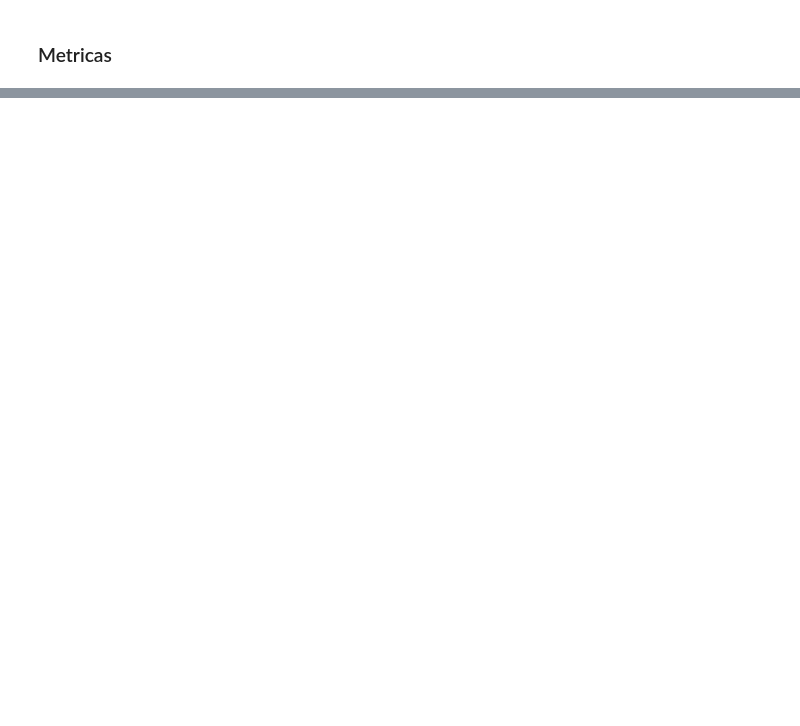
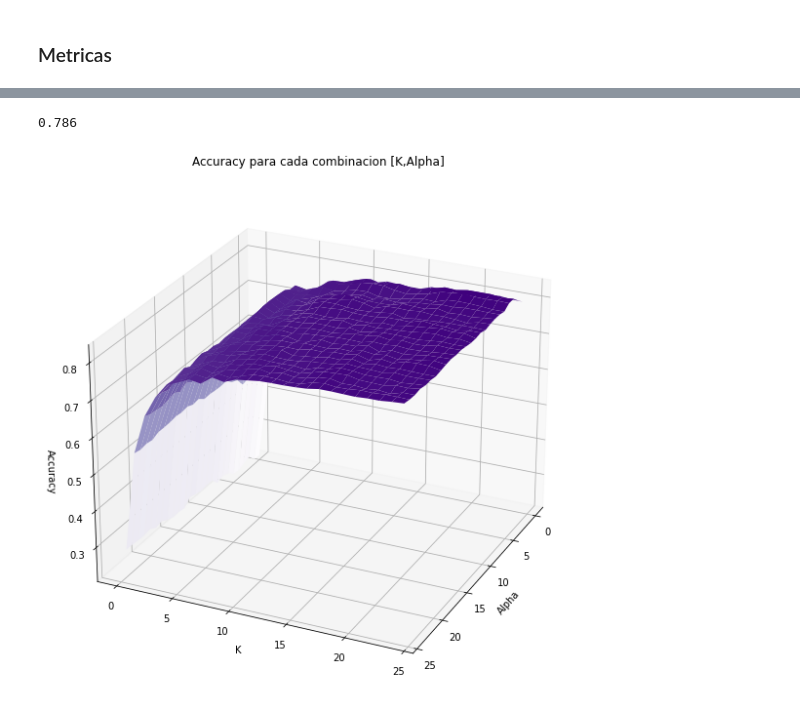
Before and after one commit to luciasecin/TPMetnum, a Jupyter notebook: KNN+PCA.ipynb, the cells around one changed output, grey strips where cells are left out. Saved outputs shown, nothing was run; the diff lists cells and outputs as text; code cells hidden in the pictures; blank space fills up the shorter version.

```diff
--- a/KNN+PCA.ipynb
+++ b/KNN+PCA.ipynb
@@ -324,0 +491,3 @@ Text(0.5, 1.0, 'Prediccion: Cantidad de Imagenes por Tipo de Prenda')
+# %%
+accuracies_new = accuracies[1:,1:]
+df = pd.DataFrame(accuracies_new, index = np.arange(1,26), columns = np.arange(1,26))
@@ -324,0 +515,32 @@ Text(0.5, 1.0, 'Prediccion: Cantidad de Imagenes por Tipo de Prenda')
+# %%
+df.iloc[5,5]
+# %% [output]
+0.786
+# %%
+import matplotlib.pyplot as plt
+from mpl_toolkits.mplot3d import Axes3D
+%matplotlib inline
+
+#Defino Ejes
+x = np.arange(0,25,1)
+y = np.arange(0,25,1)
+z = df.iloc[x,y]
+x, y = np.meshgrid(x, y)
+
+#Defino labels
+fig = plt.figure(figsize=(10,10))
+ax = fig.add_subplot(111, projection='3d')
+ax.set_xlabel("Alpha")
+ax.set_ylabel("K")
+ax.set_zlabel("Accuracy")
+ax.set_title("Accuracy para cada combinacion [K,Alpha]")
+
+#Defino colormap
+mycmap = plt.get_cmap('Purples')
+
+#Hago Grafico
+ax.plot_surface(x,y,z, cmap = mycmap)
+ax.view_init(25, 25)
+plt.show()
+# %% [output]
+[figure, added]
```
Also changed, not shown: parts of 27 cells of this notebook.
